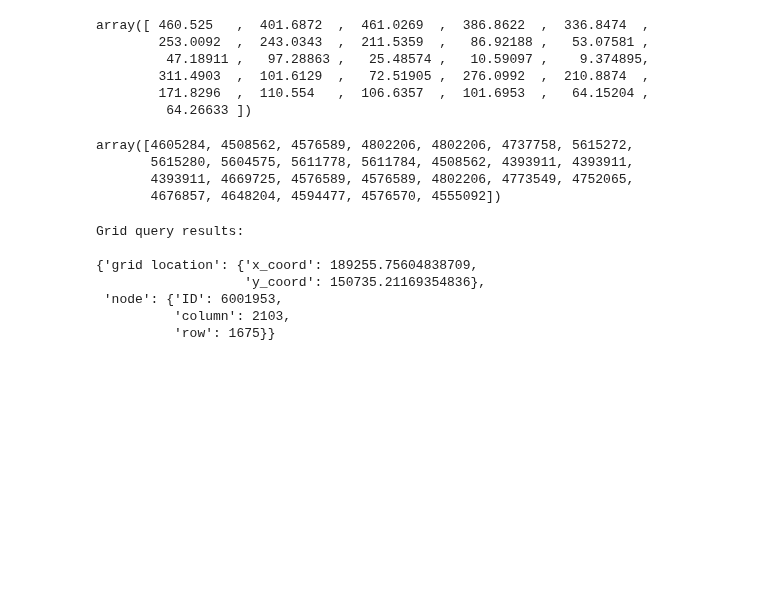
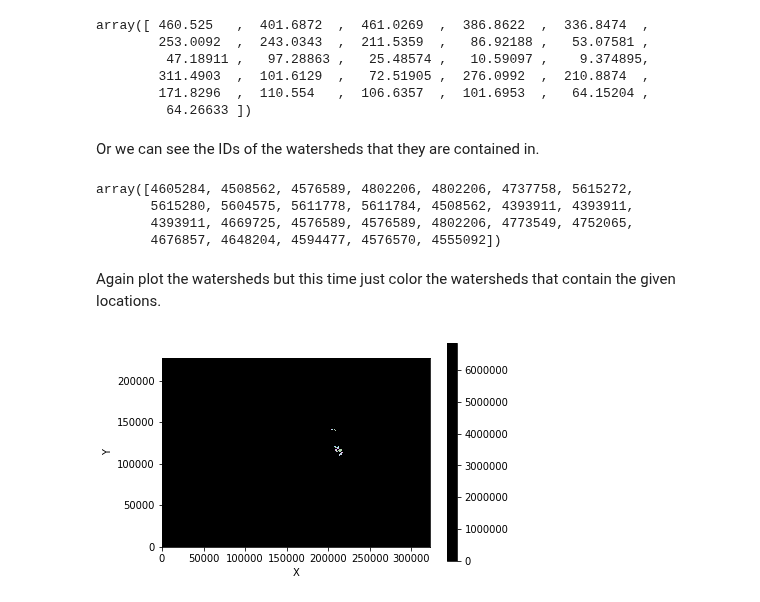
Before and after one commit to landlab/tutorials, a Jupyter notebook: geohealth/puerto_rico.ipynb, the cells around one changed output. Saved outputs shown, nothing was run; the diff lists cells and outputs as text; code cells hidden in the pictures; blank space fills up the shorter version.

```diff
--- a/geohealth/puerto_rico.ipynb
+++ b/geohealth/puerto_rico.ipynb
@@ -41,7 +66,7 @@ def rand_cmap(n_values, select=None):
         colors = np.random.uniform(low=low, high=high, size=n_values * 3).reshape((-1, 3))
     else:
         colors = np.zeros(n_values * 3).reshape((-1, 3))
-        colors[select] = np.random.uniform(low=low, high=high, size=len(select)).reshape((-1, 3))
+        colors[select] = np.random.uniform(low=low, high=high, size=len(select) * 3).reshape((-1, 3))
 
     cmap = plt.cm.colors.ListedColormap(colors)
     cmap.set_under('white')
@@ -92,2 +121,2 @@ import pyproj
 # %%
-p = pyproj.Proj('+proj=utm +zone=20N +ellps=WGS84')
+proj = pyproj.Proj('+proj=utm +zone=20N +ellps=WGS84')
@@ -94,4 +125,3 @@ p = pyproj.Proj('+proj=utm +zone=20N +ellps=WGS84')
 # %%
-xy_of_location = p(data["Longitude"].values, data["Latitude"].values)
+xy_of_location = proj(data["Longitude"].values, data["Latitude"].values)
+id_of_location = grid.find_nearest_node(proj(data["Longitude"].values, data["Latitude"].values))
-# %%
-id_of_location = grid.find_nearest_node(p2(data["Longitude"].values, data["Latitude"].values))
@@ -104,6 +136,8 @@ array([ 460.525   ,  401.6872  ,  461.0269  ,  386.8622  ,  336.8474  ,
         311.4903  ,  101.6129  ,   72.51905 ,  276.0992  ,  210.8874  ,
         171.8296  ,  110.554   ,  106.6357  ,  101.6953  ,   64.15204 ,
          64.26633 ])
+# %% [markdown]
+Or we can see the IDs of the watersheds that they are contained in.
 # %%
 watersheds[id_of_location]
 # %% [output]
@@ -127,14 +148,10 @@ def cmap(n_values, values):
+# %% [markdown]
+Again plot the watersheds but this time just color the watersheds that contain the given locations.
 # %%
 landlab.plot.imshow_grid(
     grid,
     watersheds,
-    cmap=rand_cmap(watersheds.max(), watersheds[id_of_location]),
+    cmap=rand_cmap(watersheds.max(), select=watersheds[id_of_location]),
 )
 # %% [output]
-Grid query results:
-
-{'grid location': {'x_coord': 189255.75604838709,
-                   'y_coord': 150735.21169354836},
- 'node': {'ID': 6001953,
-          'column': 2103,
-          'row': 1675}}
+[figure, added]
```
Also changed, not shown: parts of 23 cells of this notebook.
